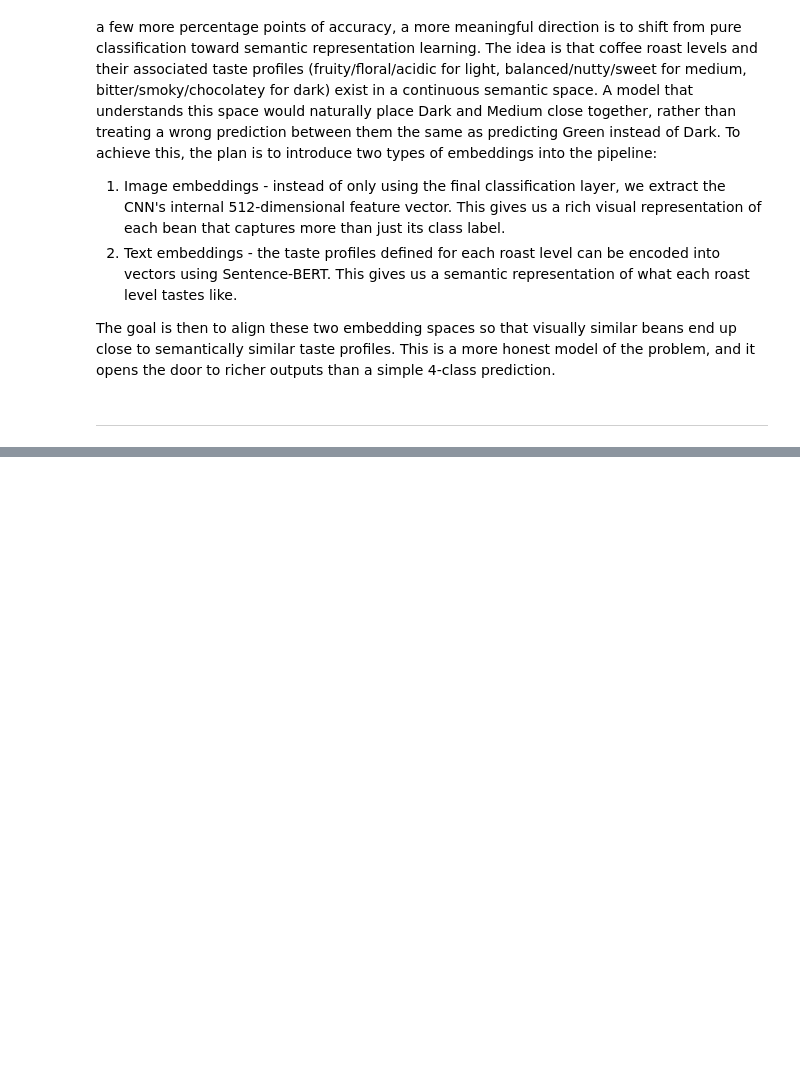
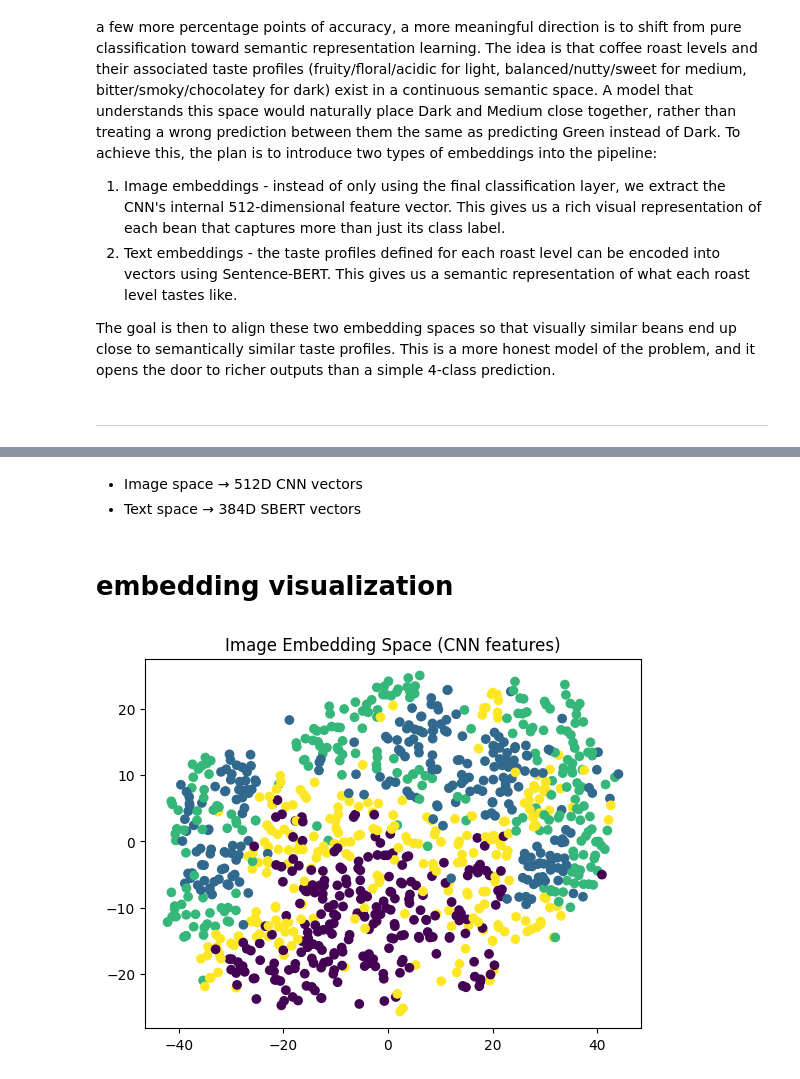
Before and after one commit to DaisyRacin/AI7-DataChallenge, a Jupyter notebook: Training.ipynb, the cells around one changed output, grey strips where cells are left out. Cells and saved outputs as stored; diff of their text form; code cells hidden in the pictures; blank space fills up the shorter version.

Commit message:
embeddings added?

```diff
--- a/Training.ipynb
+++ b/Training.ipynb
@@ -254,0 +278,9 @@ The goal is then to align these two embedding spaces so that visually similar be
+# %%
+import torch
+import torchvision.models as models
+
+resnet = models.resnet18(weights=models.ResNet18_Weights.DEFAULT)
+resnet.fc = torch.nn.Identity()  # <-- turns model into feature extractor
+
+resnet = resnet.to(device)
+resnet.eval()
@@ -254,0 +311,18 @@ The goal is then to align these two embedding spaces so that visually similar be
+# %%
+def extract_embeddings(loader, model):
+    embeddings = []
+    labels = []
+
+    with torch.no_grad():
+        for images, y in loader:
+            images = images.to(device)
+
+            feats = model(images)   # [batch, 512]
+
+            embeddings.append(feats.cpu())
+            labels.append(y)
+
+    return torch.cat(embeddings), torch.cat(labels)
+# %%
+train_emb, train_labels = extract_embeddings(train_loader, resnet)
+val_emb, val_labels = extract_embeddings(val_loader, resnet)
@@ -254,0 +355,5 @@ The goal is then to align these two embedding spaces so that visually similar be
+# %% [markdown]
+- Image space → 512D CNN vectors
+- Text space → 384D SBERT vectors
+# %% [markdown]
+# embedding visualization
@@ -254,0 +363,12 @@ The goal is then to align these two embedding spaces so that visually similar be
+# %%
+all_emb = train_emb.numpy()
+labels = train_labels.numpy()
+
+tsne = TSNE(n_components=2)
+proj = tsne.fit_transform(all_emb)
+
+plt.scatter(proj[:,0], proj[:,1], c=labels)
+plt.title("Image Embedding Space (CNN features)")
+plt.show()
+# %% [output]
+[figure, added]
```
Also changed, not shown: parts of 14 cells of this notebook.
